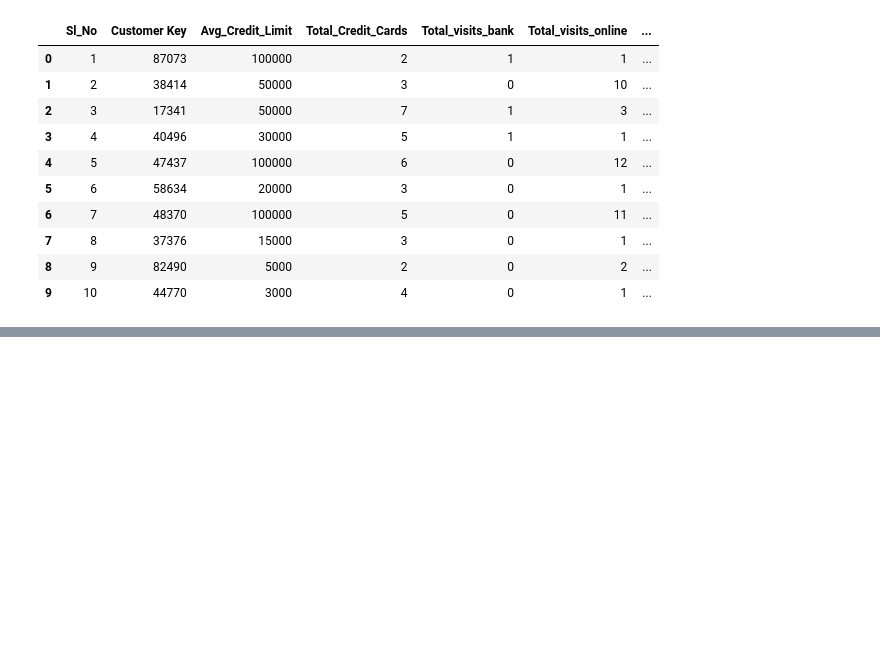
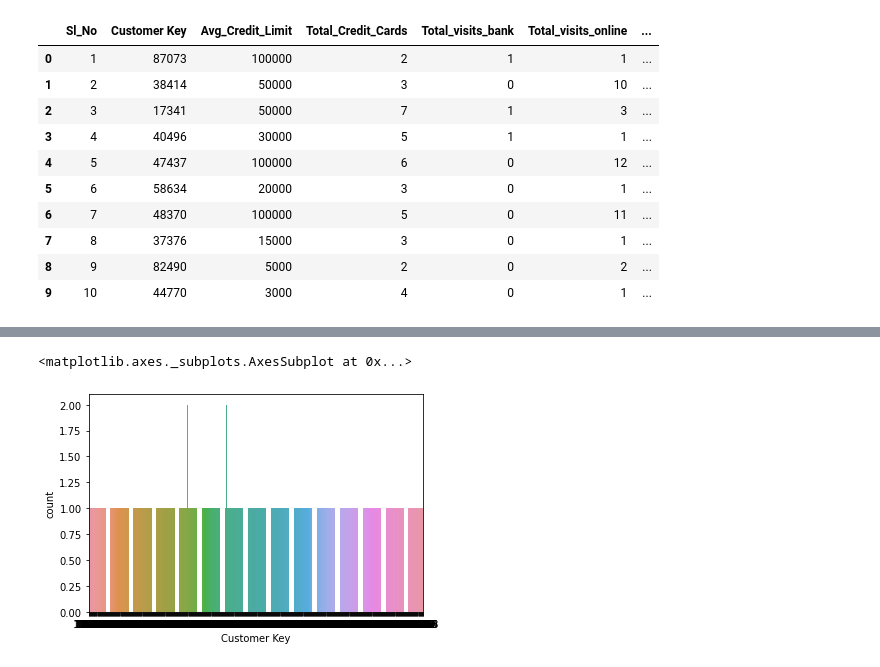
Before and after one commit to GreatLearningAIML1/gl-pgp-aiml-uta-intl-mar20-veenaneshwari, a Jupyter notebook: July11/CreditCardCustomerData.ipynb, the cells around one changed output, grey strips where cells are left out. Saved outputs shown, nothing was run; the diff lists cells and outputs as text; code cells hidden in the pictures; blank space fills up the shorter version.

```diff
--- a/July11/CreditCardCustomerData.ipynb
+++ b/July11/CreditCardCustomerData.ipynb
@@ -42,0 +89,5 @@ Data.head(10) #several missing values!
+# %%
+sns.countplot(Data["Customer Key"])
+# %% [output]
+<matplotlib.axes._subplots.AxesSubplot at 0x...>
+[figure, added]
```
Also changed, not shown: parts of 7 cells of this notebook, 1 other file.
